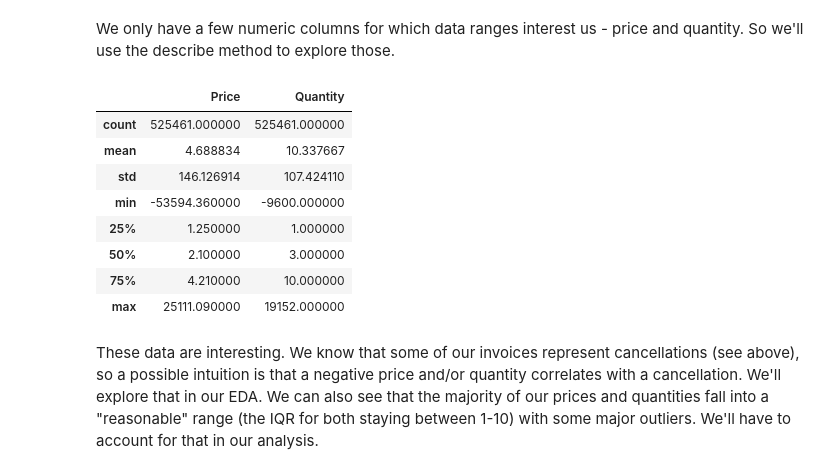
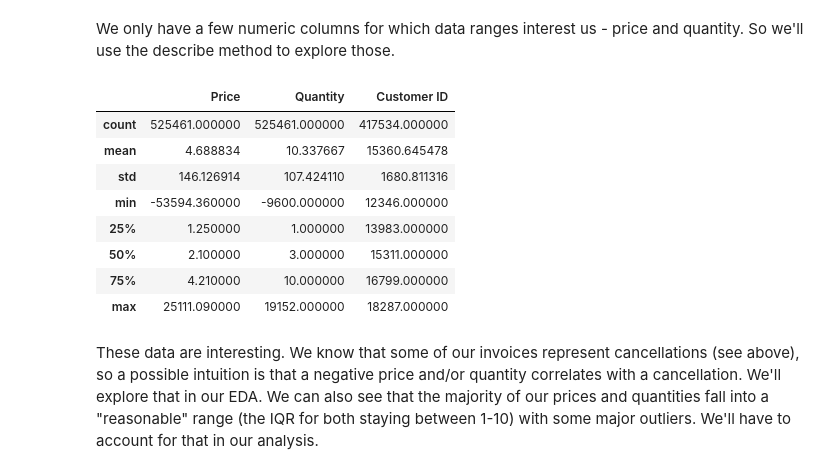
Before and after one commit to bmahony/Customer-Data-Analysis, a Jupyter notebook: Capstone - Data Wrangling.ipynb, the cells around one changed output. Saved outputs shown, nothing was run; the diff lists cells and outputs as text; code cells hidden in the pictures.

```diff
--- a/Capstone - Data Wrangling.ipynb
+++ b/Capstone - Data Wrangling.ipynb
@@ -124,17 +124,17 @@ So 10206 of our 525460 rows indicate cancellations. Not bad in terms of our over
 # %% [markdown]
 We only have a few numeric columns for which data ranges interest us - price and quantity. So we'll use the describe method to explore those.
 # %%
-df[['Price','Quantity']].describe()
+df[['Price','Quantity','Customer ID']].describe()
 # %% [output]
-|  | Price | Quantity |
-| count | 525461.000000 | 525461.000000 |
-| mean | 4.688834 | 10.337667 |
-| std | 146.126914 | 107.424110 |
-| min | -53594.360000 | -9600.000000 |
-| 25% | 1.250000 | 1.000000 |
-| 50% | 2.100000 | 3.000000 |
-| 75% | 4.210000 | 10.000000 |
-| max | 25111.090000 | 19152.000000 |
+|  | Price | Quantity | Customer ID |
+| count | 525461.000000 | 525461.000000 | 417534.000000 |
+| mean | 4.688834 | 10.337667 | 15360.645478 |
+| std | 146.126914 | 107.424110 | 1680.811316 |
+| min | -53594.360000 | -9600.000000 | 12346.000000 |
+| 25% | 1.250000 | 1.000000 | 13983.000000 |
+| 50% | 2.100000 | 3.000000 | 15311.000000 |
+| 75% | 4.210000 | 10.000000 | 16799.000000 |
+| max | 25111.090000 | 19152.000000 | 18287.000000 |
 # %% [markdown]
 These data are interesting. We know that some of our invoices represent cancellations (see above), so a possible intuition is that a negative price and/or quantity correlates with a cancellation. We'll explore that in our EDA. We can also see that the majority of our prices and quantities fall into a "reasonable" range (the IQR for both staying between 1-10) with some major outliers. We'll have to account for that in our analysis.
 # %% [markdown]
```
Also changed, not shown: parts of 21 cells of this notebook.
